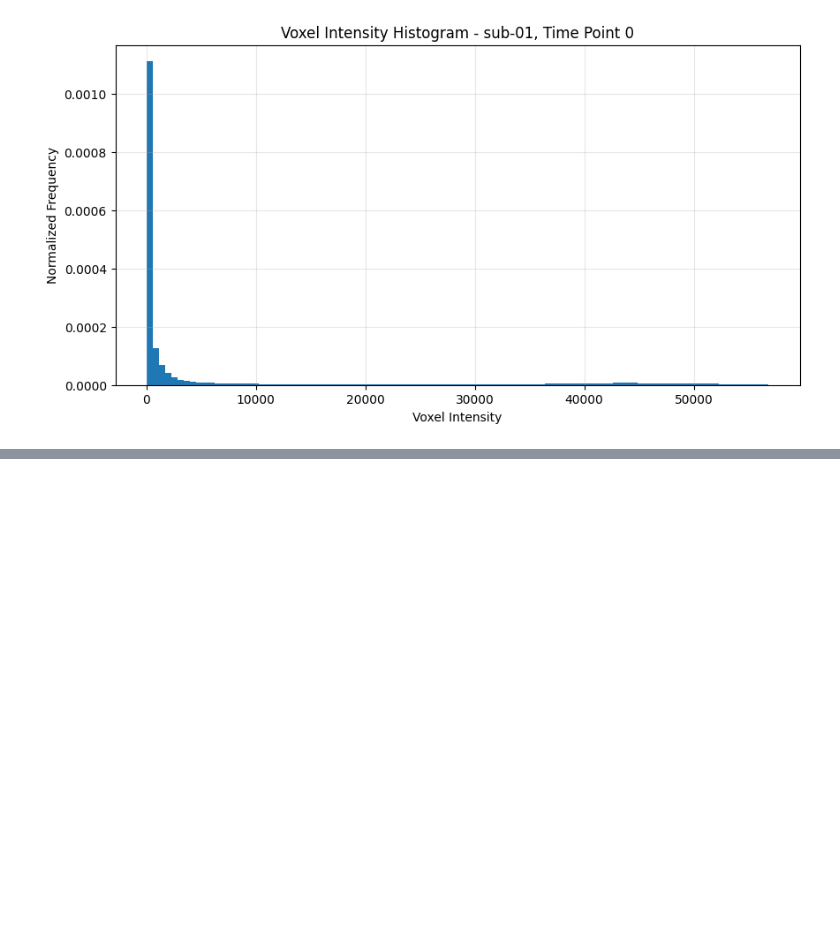
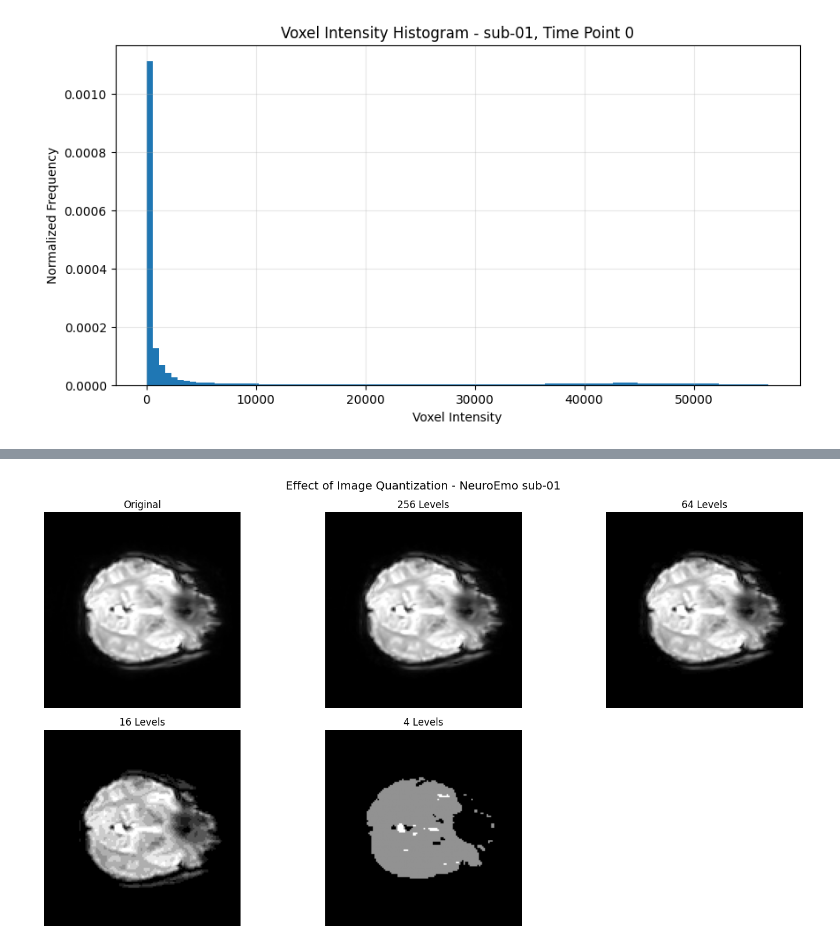
Before and after one commit to SharveshC/DIP_Capstone, a Jupyter notebook: notebook/samp.ipynb, the cells around one changed output, grey strips where cells are left out. Drawn from its saved outputs; the diff is of its cells as text; code cells hidden in the pictures; blank space fills up the shorter version.

```diff
--- a/notebook/samp.ipynb
+++ b/notebook/samp.ipynb
@@ -422,0 +617,53 @@ plt.show()
+# %%
+# ============================================================
+# IMAGE QUANTIZATION
+# Step 5: Visual Comparison
+# ============================================================
+
+vmin = np.percentile(original_slice, 2)
+vmax = np.percentile(original_slice, 98)
+
+images = [
+    original_slice,
+    quantized_256,
+    quantized_64,
+    quantized_16,
+    quantized_4
+]
+
+titles = [
+    "Original",
+    "256 Levels",
+    "64 Levels",
+    "16 Levels",
+    "4 Levels"
+]
+
+plt.figure(figsize=(15, 8))
+
+for i, (image, title) in enumerate(
+    zip(images, titles), 1
+):
+
+    plt.subplot(2, 3, i)
+
+    plt.imshow(
+        image,
+        cmap="gray",
+        origin="lower",
+        vmin=vmin,
+        vmax=vmax
+    )
+
+    plt.title(title)
+    plt.axis("off")
+
+plt.suptitle(
+    "Effect of Image Quantization - NeuroEmo sub-01",
+    fontsize=14
+)
+
+plt.tight_layout()
+plt.show()
+# %% [output]
+[figure, added]
```
Also changed, not shown: parts of 10 cells of this notebook.
